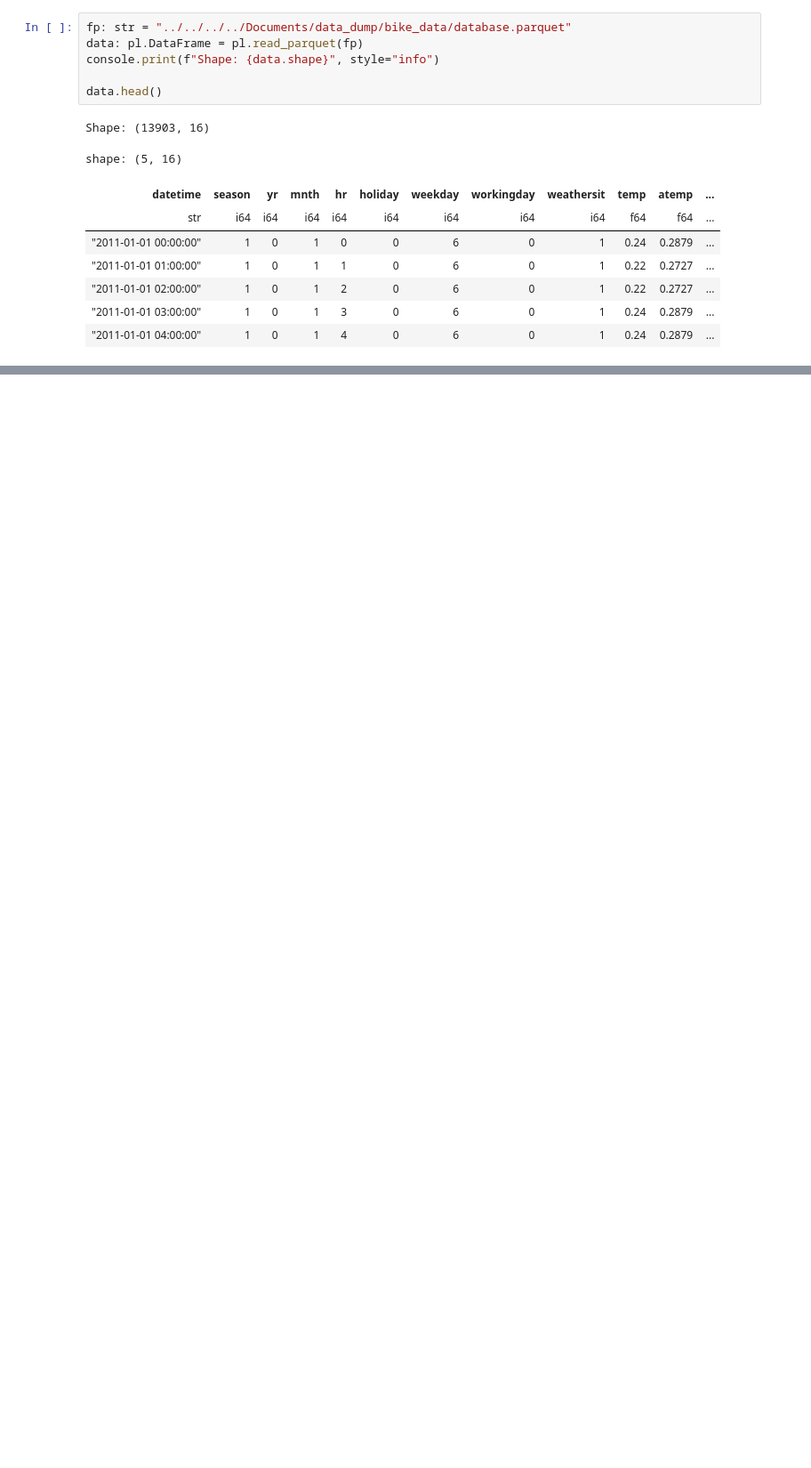
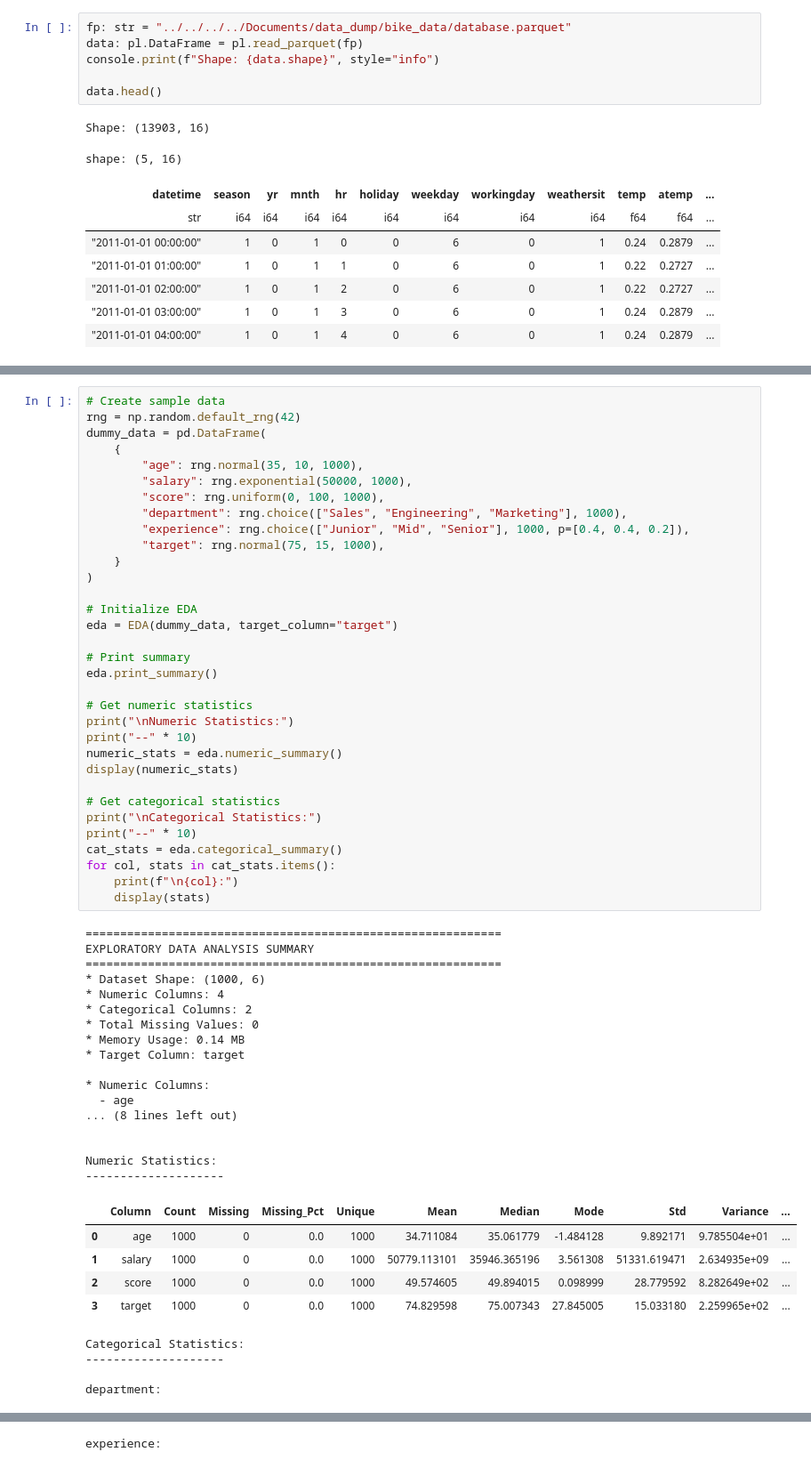
Before and after one commit to chineidu/Bike-Rental-Prediction, a Jupyter notebook: notebooks/00-lab.ipynb, the cells around one changed output, grey strips where cells are left out. Shown: that part at 89% size. Cells and saved outputs as stored; diff of their text form; blank space fills up the shorter version.

```diff
--- a/notebooks/00-lab.ipynb
+++ b/notebooks/00-lab.ipynb
@@ -66,0 +110,60 @@ shape: (5, 16)
+# %%
+# Create sample data
+rng = np.random.default_rng(42)
+dummy_data = pd.DataFrame(
+    {
+        "age": rng.normal(35, 10, 1000),
+        "salary": rng.exponential(50000, 1000),
+        "score": rng.uniform(0, 100, 1000),
+        "department": rng.choice(["Sales", "Engineering", "Marketing"], 1000),
+        "experience": rng.choice(["Junior", "Mid", "Senior"], 1000, p=[0.4, 0.4, 0.2]),
+        "target": rng.normal(75, 15, 1000),
+    }
+)
+
+# Initialize EDA
+eda = EDA(dummy_data, target_column="target")
+
+# Print summary
+eda.print_summary()
+
+# Get numeric statistics
+print("\nNumeric Statistics:")
+print("--" * 10)
+numeric_stats = eda.numeric_summary()
+display(numeric_stats)
+
+# Get categorical statistics
+print("\nCategorical Statistics:")
+print("--" * 10)
+cat_stats = eda.categorical_summary()
+for col, stats in cat_stats.items():
+    print(f"\n{col}:")
+    display(stats)
+# %% [output]
+============================================================
+EXPLORATORY DATA ANALYSIS SUMMARY
+============================================================
+* Dataset Shape: (1000, 6)
+* Numeric Columns: 4
+* Categorical Columns: 2
+* Total Missing Values: 0
+* Memory Usage: 0.14 MB
+* Target Column: target
+
+* Numeric Columns:
+  - age
+... (8 lines left out)
+
+
+Numeric Statistics:
+--------------------
+|  | Column | Count | Missing | Missing_Pct | Unique | Mean | Median | Mode | Std | Variance | ... |
+| 0 | age | 1000 | 0 | 0.0 | 1000 | 34.711084 | 35.061779 | -1.484128 | 9.892171 | 9.785504e+01 | ... |
+| 1 | salary | 1000 | 0 | 0.0 | 1000 | 50779.113101 | 35946.365196 | 3.561308 | 51331.619471 | 2.634935e+09 | ... |
+| 2 | score | 1000 | 0 | 0.0 | 1000 | 49.574605 | 49.894015 | 0.098999 | 28.779592 | 8.282649e+02 | ... |
+| 3 | target | 1000 | 0 | 0.0 | 1000 | 74.829598 | 75.007343 | 27.845005 | 15.033180 | 2.259965e+02 | ... |
+Categorical Statistics:
+--------------------
+
+department:
@@ -66,0 +174 @@ shape: (5, 16)
+experience:
```
Also changed, not shown: parts of 21 cells of this notebook, 7 other files.
